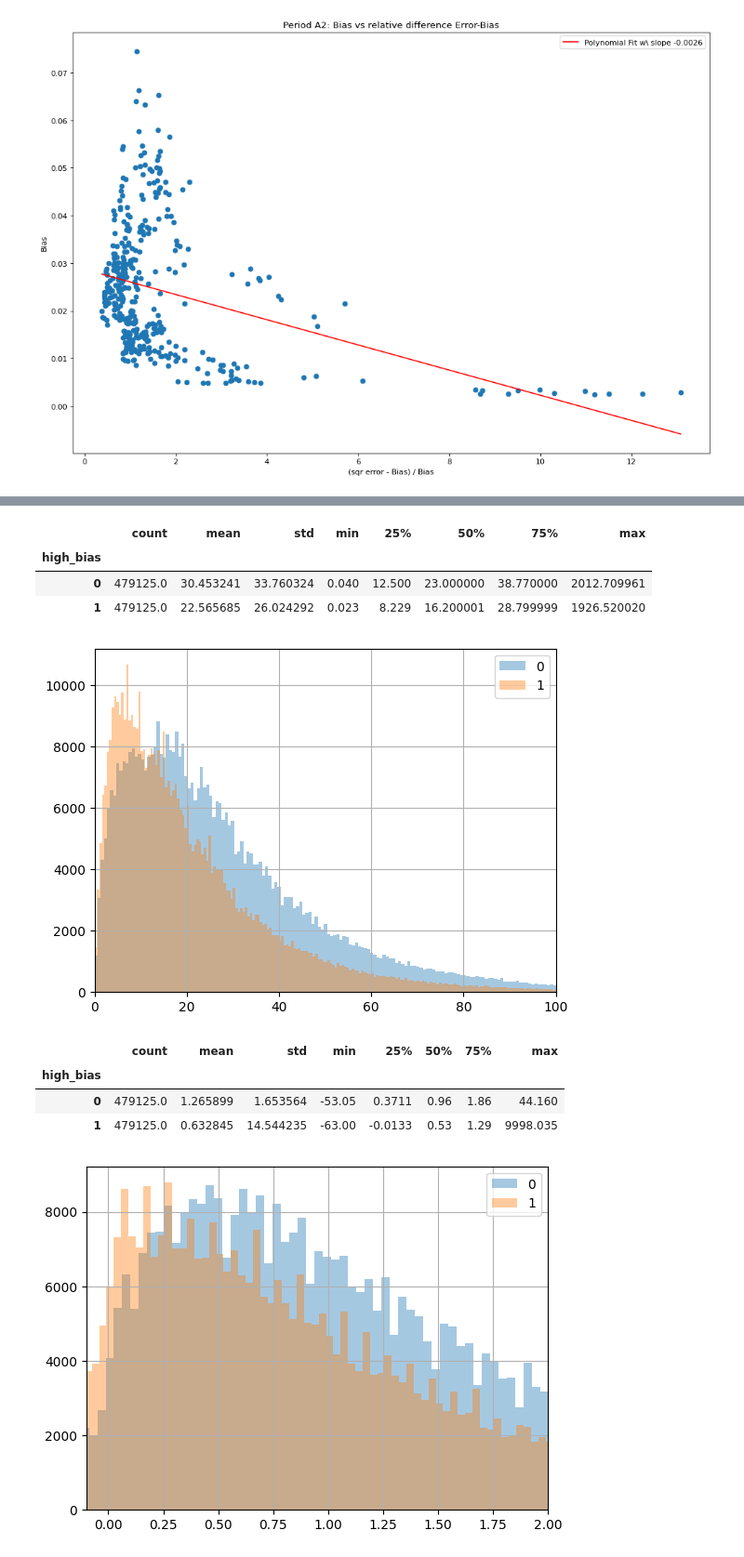
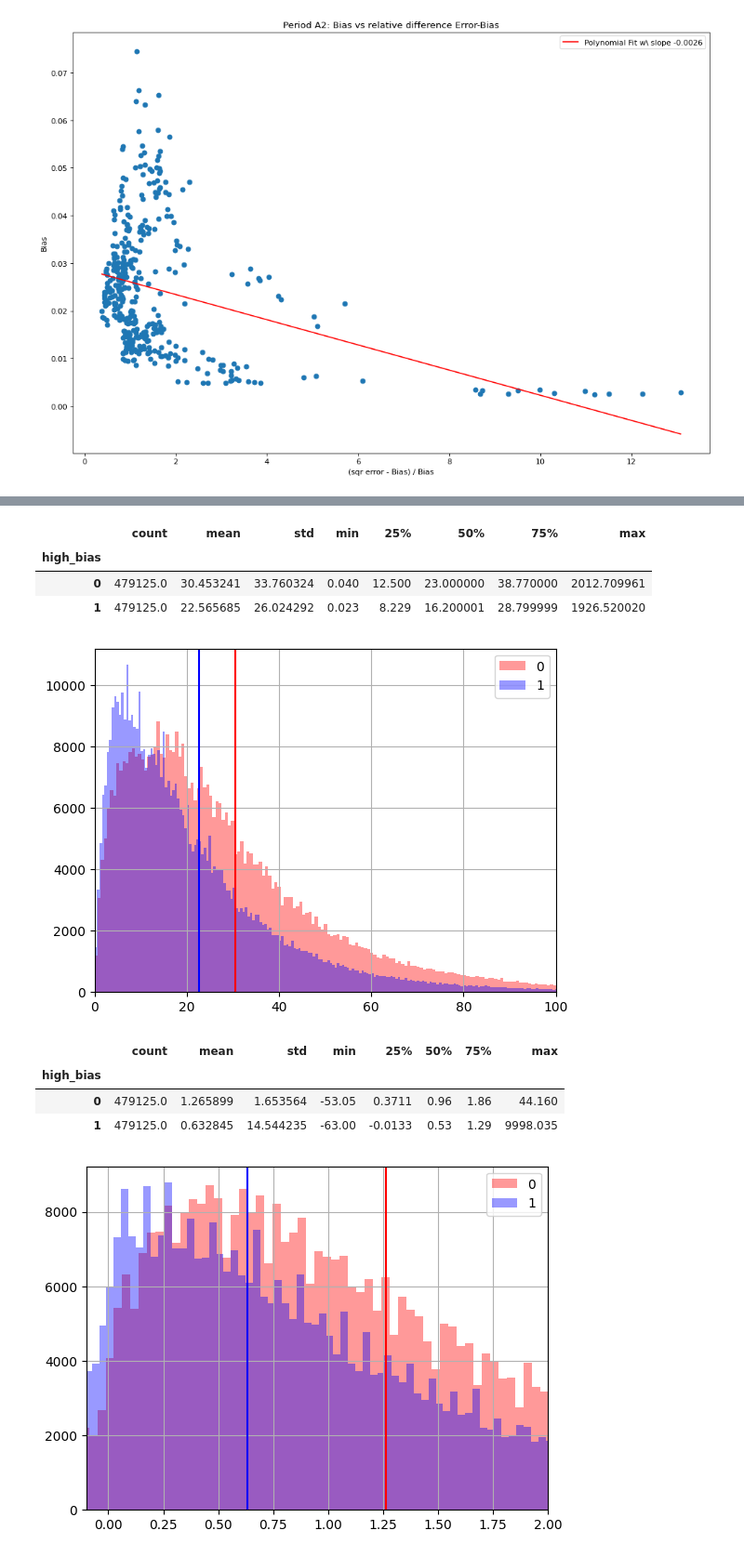
Before and after one commit to NicoloMarsucco/ML-financial-modelling, a Jupyter notebook: bias_analysis.ipynb, the cells around one changed output, grey strips where cells are left out. Shown at 93% size. Drawn from its saved outputs; the diff is of its cells as text; code cells hidden in the pictures.

```diff
--- a/bias_analysis.ipynb
+++ b/bias_analysis.ipynb
@@ -397,8 +442,10 @@ for period, df in dictionary.items():
 df_1['high_bias'] = 1*(df_1.bias_analyst_actual>=df_1.bias_analyst_actual.median())
 # %%
 fig,ax = plt.subplots()
+colors= ['r', 'b']
 for (i, d) in df_1.groupby('high_bias'):
-    d['numest'].hist(alpha=0.4, ax=ax, label=i, bins='auto')
+    d['numest'].hist(alpha=0.4, ax=ax, label=i, bins='auto', color=colors[i])
+    plt.axvline(d['numest'].mean(),  color=colors[i])
 ax.legend()
 ax.set_xlim(0,20)
 (df_1.groupby("high_bias")['numest']).describe()
@@ -411,7 +458,9 @@ ax.set_xlim(0,20)
 # %%
 fig,ax = plt.subplots()
+colors= ['r', 'b']
 for (i, d) in df_1.groupby('high_bias'):
-    d['adj_meanest'].hist(alpha=0.4, ax=ax, label=i, bins='auto')
+    d['adj_meanest'].hist(alpha=0.4, ax=ax, label=i, bins='auto', color=colors[i])
+    plt.axvline(d['adj_meanest'].mean(),  color=colors[i])
 ax.legend()
 ax.set_xlim(0,6)
 
@@ -425,7 +474,9 @@ ax.set_xlim(0,6)
 # %%
 fig,ax = plt.subplots()
+colors= ['r', 'b']
 for (i, d) in df_1.groupby('high_bias'):
-    d['price'].hist(alpha=0.4, ax=ax, label=i, bins='auto')
+    d['price'].hist(alpha=0.4, ax=ax, label=i, bins='auto', color=colors[i])
+    plt.axvline(d['price'].mean(),  color=colors[i])
 ax.legend()
 ax.set_xlim(0,100)
 (df_1.groupby("high_bias")['price']).describe()
@@ -434,17 +485,19 @@ ax.set_xlim(0,100)
 | high_bias |  |  |  |  |  |  |  |  |
 | 0 | 479125.0 | 30.453241 | 33.760324 | 0.040 | 12.500 | 23.000000 | 38.770000 | 2012.709961 |
 | 1 | 479125.0 | 22.565685 | 26.024292 | 0.023 | 8.229 | 16.200001 | 28.799999 | 1926.520020 |
-[figure, old version]
+[figure, new version]
 # %%
 fig,ax = plt.subplots()
+colors= ['r', 'b']
 for (i, d) in df_1.groupby('high_bias'):
-    d['adj_past_eps'].hist(alpha=0.4, ax=ax, label=i, bins='auto')
+    d['adj_past_eps'].hist(alpha=0.4, ax=ax, label=i, bins='auto', color=colors[i])
+    plt.axvline(d['adj_past_eps'].mean(),  color=colors[i])
 ax.legend()
 ax.set_xlim(-0.1,2)
 (df_1.groupby("high_bias")['adj_past_eps']).describe()
 # %% [output]
 |  | count | mean | std | min | 25% | 50% | 75% | max |
 | high_bias |  |  |  |  |  |  |  |  |
 | 0 | 479125.0 | 1.265899 | 1.653564 | -53.05 | 0.3711 | 0.96 | 1.86 | 44.160 |
 | 1 | 479125.0 | 0.632845 | 14.544235 | -63.00 | -0.0133 | 0.53 | 1.29 | 9998.035 |
-[figure, old version]
+[figure, new version]
```
Also changed, not shown: parts of 4 cells of this notebook.
